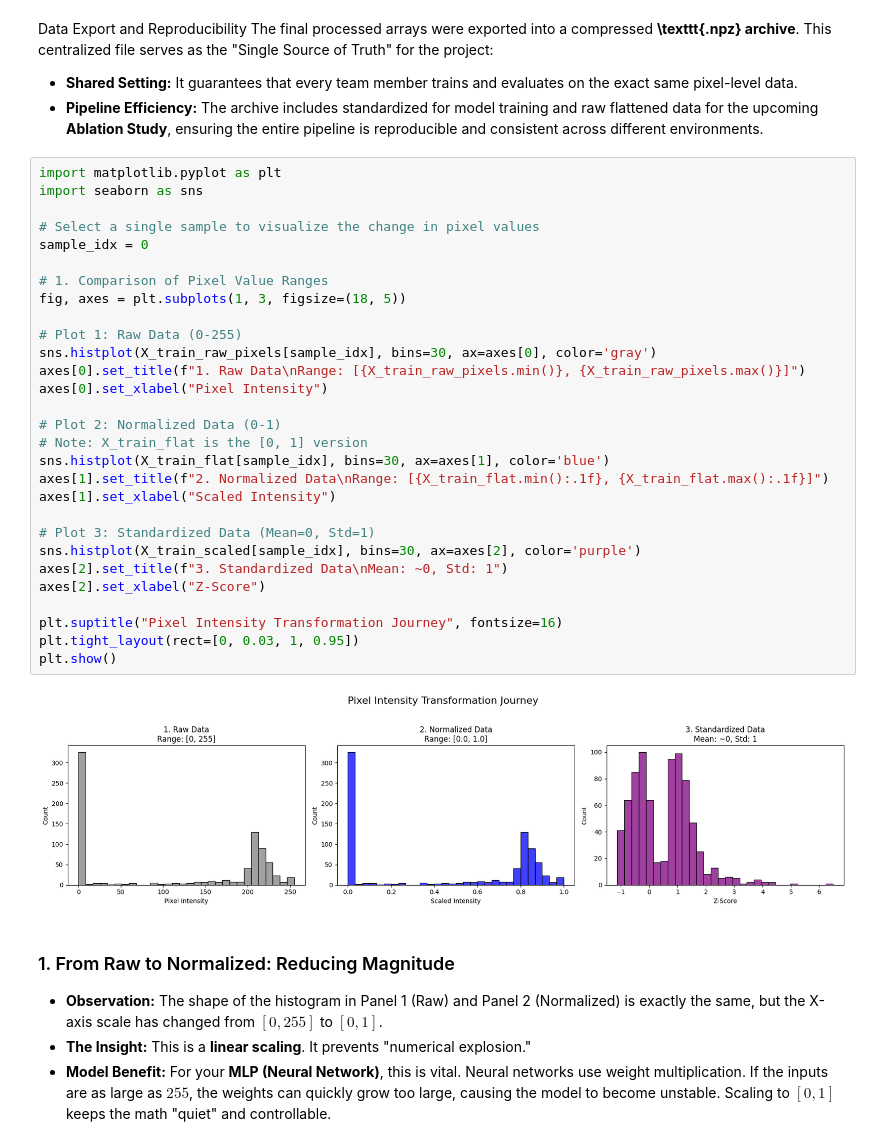
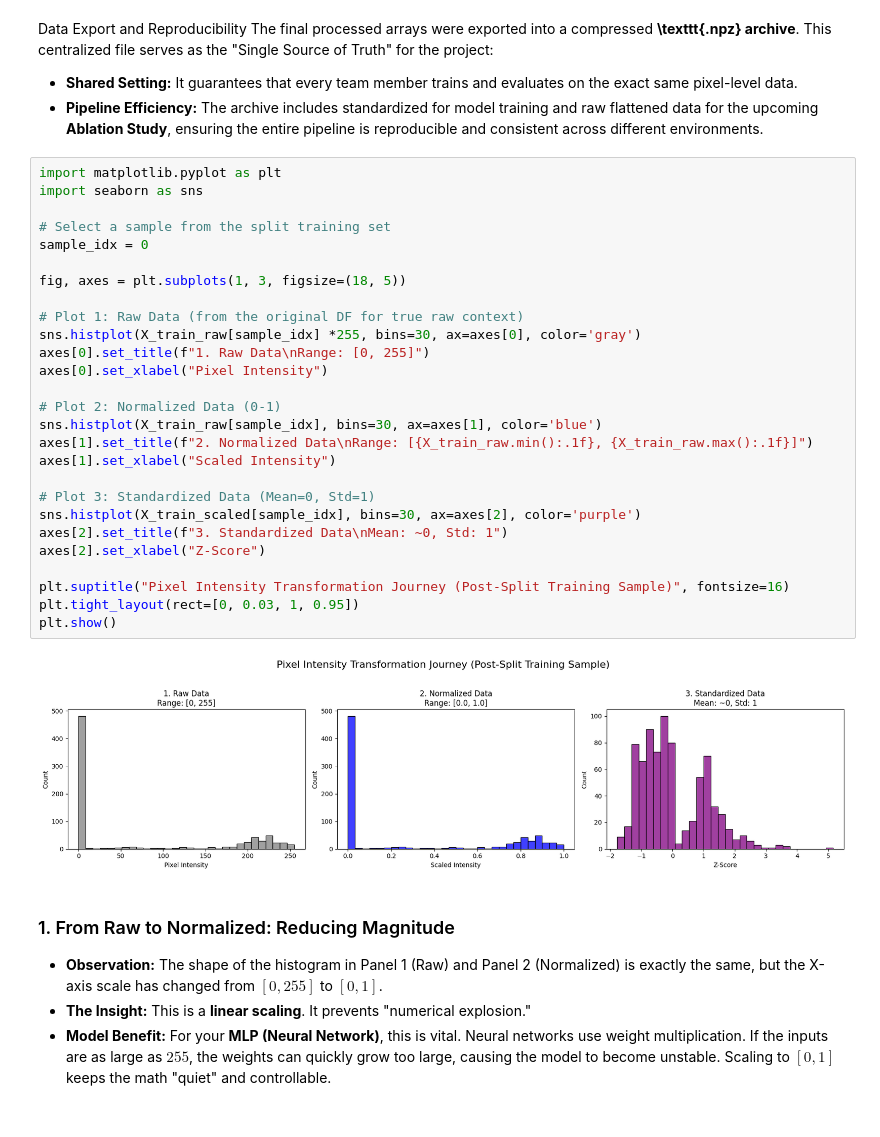
Before and after one commit to hieuvous/lab3_ML, a Jupyter notebook: preprocessing/preprocessing.ipynb, the cells around one changed output. Cells and saved outputs as stored; diff of their text form.

```diff
--- a/preprocessing/preprocessing.ipynb
+++ b/preprocessing/preprocessing.ipynb
@@ -79,34 +82,32 @@ The final processed arrays were exported into a compressed **\texttt{.npz} archi
 # %%
 import matplotlib.pyplot as plt
 import seaborn as sns
 
-# Select a single sample to visualize the change in pixel values
+# Select a sample from the split training set
 sample_idx = 0
 
-# 1. Comparison of Pixel Value Ranges
 fig, axes = plt.subplots(1, 3, figsize=(18, 5))
 
-# Plot 1: Raw Data (0-255)
-sns.histplot(X_train_raw_pixels[sample_idx], bins=30, ax=axes[0], color='gray')
-axes[0].set_title(f"1. Raw Data\nRange: [{X_train_raw_pixels.min()}, {X_train_raw_pixels.max()}]")
+# Plot 1: Raw Data (from the original DF for true raw context)
+sns.histplot(X_train_raw[sample_idx] *255, bins=30, ax=axes[0], color='gray')
+axes[0].set_title(f"1. Raw Data\nRange: [0, 255]")
 axes[0].set_xlabel("Pixel Intensity")
 
 # Plot 2: Normalized Data (0-1)
-# Note: X_train_flat is the [0, 1] version
-sns.histplot(X_train_flat[sample_idx], bins=30, ax=axes[1], color='blue')
-axes[1].set_title(f"2. Normalized Data\nRange: [{X_train_flat.min():.1f}, {X_train_flat.max():.1f}]")
+sns.histplot(X_train_raw[sample_idx], bins=30, ax=axes[1], color='blue')
+axes[1].set_title(f"2. Normalized Data\nRange: [{X_train_raw.min():.1f}, {X_train_raw.max():.1f}]")
 axes[1].set_xlabel("Scaled Intensity")
 
 # Plot 3: Standardized Data (Mean=0, Std=1)
 sns.histplot(X_train_scaled[sample_idx], bins=30, ax=axes[2], color='purple')
 axes[2].set_title(f"3. Standardized Data\nMean: ~0, Std: 1")
 axes[2].set_xlabel("Z-Score")
 
-plt.suptitle("Pixel Intensity Transformation Journey", fontsize=16)
+plt.suptitle("Pixel Intensity Transformation Journey (Post-Split Training Sample)", fontsize=16)
 plt.tight_layout(rect=[0, 0.03, 1, 0.95])
 plt.show()
 # %% [output]
-[figure, old version]
+[figure, new version]
 # %% [markdown]
 
 ### 1. From Raw to Normalized: Reducing Magnitude
```
Also changed, not shown: parts of 4 cells of this notebook, 2 other files.
